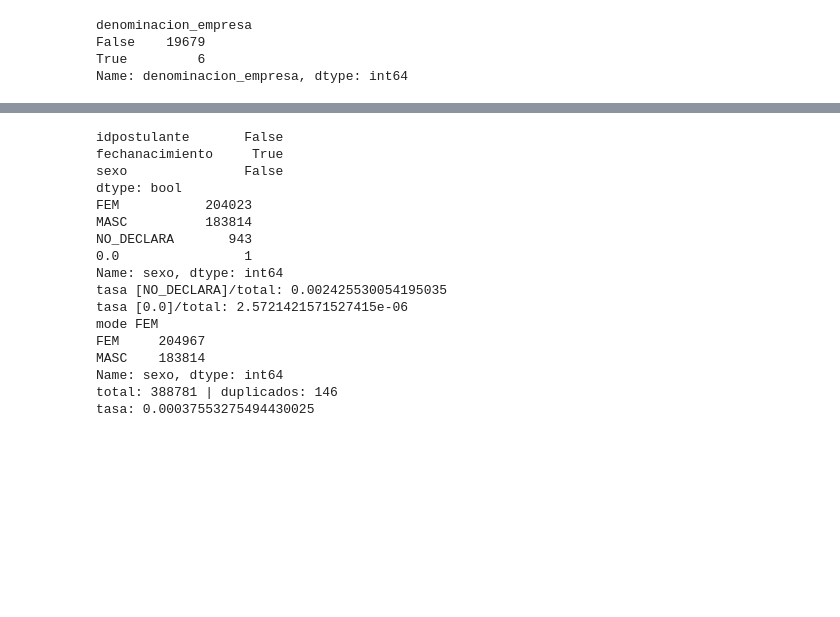
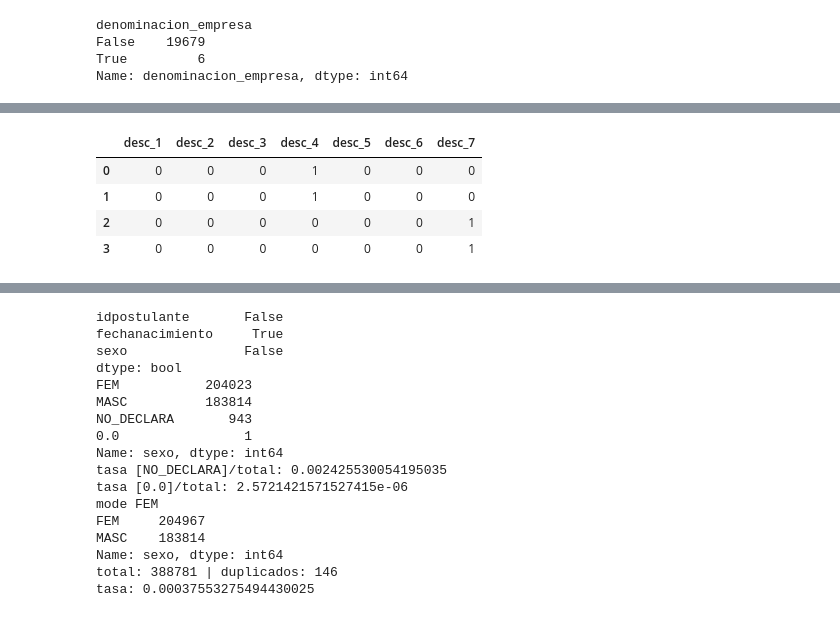
Before and after one commit to tbotalla/Datos1Q2018, a Jupyter notebook: parte2/carlos.ipynb, the cells around one changed output, grey strips where cells are left out. Drawn from its saved outputs; the diff is of its cells as text; code cells hidden in the pictures; blank space fills up the shorter version.

```diff
--- a/parte2/carlos.ipynb
+++ b/parte2/carlos.ipynb
@@ -128,0 +217,4 @@ Name: denominacion_empresa, dtype: int64
+# %%
+%%time
+mbkm_model = MiniBatchKMeans(n_clusters=7, batch_size=10000)
+mbkm_model.fit(X)
@@ -128,0 +224,8 @@ Name: denominacion_empresa, dtype: int64
+# %%
+pd.get_dummies(mbkm_model.labels_).rename(columns=(dict([(n,f'desc_{n+1}') for n in range(7)]))).head(4)
+# %% [output]
+|  | desc_1 | desc_2 | desc_3 | desc_4 | desc_5 | desc_6 | desc_7 |
+| 0 | 0 | 0 | 0 | 1 | 0 | 0 | 0 |
+| 1 | 0 | 0 | 0 | 1 | 0 | 0 | 0 |
+| 2 | 0 | 0 | 0 | 0 | 0 | 0 | 1 |
+| 3 | 0 | 0 | 0 | 0 | 0 | 0 | 1 |
```
Also changed, not shown: parts of 9 cells of this notebook.
